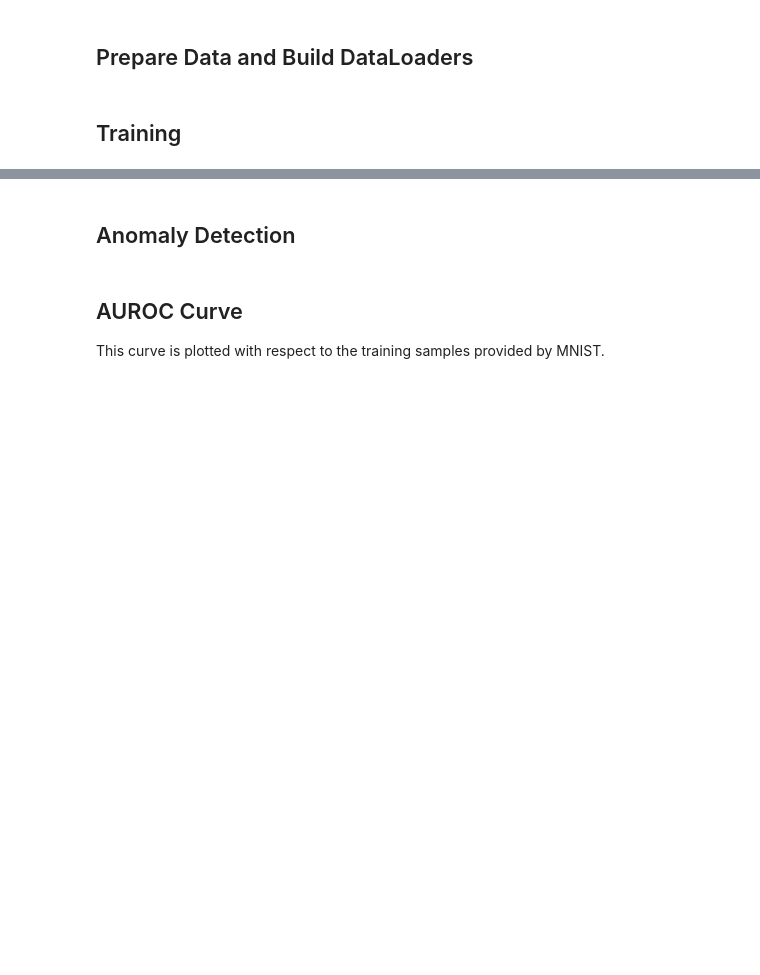
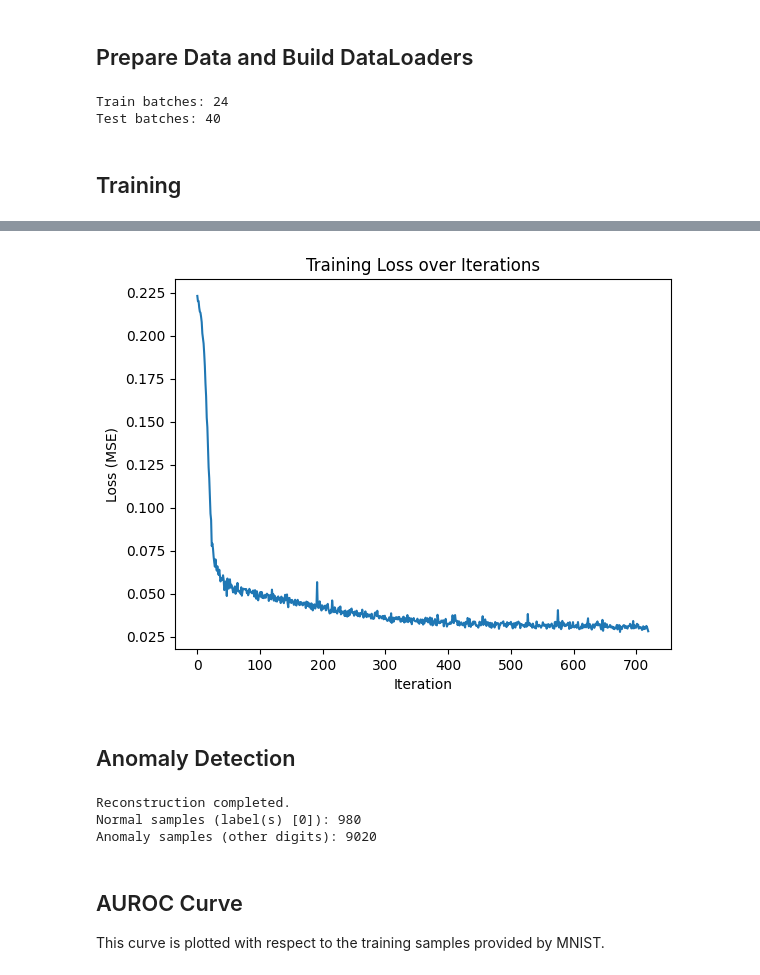
Before and after one commit to algasami/ml-practices, a Jupyter notebook: src/ae.ipynb, the cells around one changed output, grey strips where cells are left out. Drawn from its saved outputs; the diff is of its cells as text; code cells hidden in the pictures; blank space fills up the shorter version.

```diff
--- a/src/ae.ipynb
+++ b/src/ae.ipynb
@@ -112,38 +87,31 @@ print('Test set: {} samples'.format(len(x_test)))
 # %% [markdown]
 ## Prepare Data and Build DataLoaders
 # %%
-from torch.utils.data import Dataset, DataLoader
-
-class MnistAutoencoderDataset(Dataset):
-    def __init__(self, images, labels, trained_labels):
-        self.images = np.array(images, dtype=np.float32).reshape(-1, 28 * 28) / 255.0
-        self.labels = np.array(labels, dtype=np.int64)
-        self.is_anomaly = np.array([0 if lbl in trained_labels else 1 for lbl in self.labels], dtype=np.int64)
-
-    def __len__(self):
-        return len(self.images)
-
-    def __getitem__(self, idx):
-        image = torch.from_numpy(self.images[idx]).float()
-        label = torch.tensor(self.labels[idx], dtype=torch.long)
-        is_anomaly = torch.tensor(self.is_anomaly[idx], dtype=torch.long)
-        return image, label, is_anomaly
-
-train_dataset = MnistAutoencoderDataset(x_train, y_train, TrainedLabels)
-test_dataset = MnistAutoencoderDataset(x_test, y_test, TrainedLabels)
-
 batch_size = 256
 train_loader = DataLoader(train_dataset, batch_size=batch_size, shuffle=True)
 test_loader = DataLoader(test_dataset, batch_size=batch_size, shuffle=False)
 
 print(f'Train batches: {len(train_loader)}')
 print(f'Test batches: {len(test_loader)}')
+# %% [output]
+Train batches: 24
+Test batches: 40
 # %% [markdown]
 ## Training
 # %%
+import numpy as np
 import matplotlib.pyplot as plt
 
-epochs = 30
+default_config = {
+    'latent_dim': 10,
+    'dropout': 0.10,
+    'lr': 1e-3,
+    'weight_decay': 1e-5,
+    'epochs': 30,
+}
+config = globals().get('TUNED_CONFIG', default_config)
+
+epochs = int(config['epochs'])
 
 device = torch.device('cuda' if torch.cuda.is_available() else 'cpu')
 if device.type == 'cuda':
@@ -151,20 +119,27 @@ if device.type == 'cuda':
 else:
     print('Using device:', device)
 
-model = AutoEncoder().to(device)
+model = AutoEncoder(latent_dim=config['latent_dim'], dropout=config['dropout']).to(device)
 loss_fn = nn.MSELoss()
-optimizer = torch.optim.Adam(model.parameters(), lr=1e-3, weight_decay=1e-6)
+optimizer = torch.optim.AdamW(model.parameters(), lr=config['lr'], weight_decay=config['weight_decay'])
+
+print('Training config:', config)
 
 losses = []
+model.train()
 
 for epoch in range(epochs):
     epoch_losses = []
-    for batch_images, _, _ in train_loader:
+    for batch_images, _ in train_loader:
         batch_images = batch_images.to(device)
+        batch_images = batch_images.view(batch_images.size(0), -1)
+
         output = model(batch_images)
         loss = loss_fn(output, batch_images)
+
         optimizer.zero_grad()
         loss.backward()
+        torch.nn.utils.clip_grad_norm_(model.parameters(), max_norm=1.0)
         optimizer.step()
 
         epoch_losses.append(loss.item())
@@ -178,3 +153,5 @@ plt.plot(losses)
 plt.xlabel('Iteration')
 plt.ylabel('Loss (MSE)')
 plt.title('Training Loss over Iterations')
+plt.show()
+# %% [output]
@@ -181,3 +175,4 @@ plt.title('Training Loss over Iterations')
+[figure, added]
 # %% [markdown]
 ## Anomaly Detection
 # %%
@@ -188,12 +183,19 @@ all_labels = []
 all_binary = []
 all_mse = []
 
+trained_label_set = set(TrainedLabels)
+
 with torch.no_grad():
-    for batch_images, batch_labels, batch_binary in test_loader:
+    for batch_images, batch_labels in test_loader:
         batch_images = batch_images.to(device)
+        batch_images = batch_images.view(batch_images.size(0), -1)
         batch_reconstructed = model(batch_images)
 
         batch_mse = torch.mean((batch_images - batch_reconstructed) ** 2, dim=1)
+        batch_binary = torch.tensor(
+            [0 if int(label) in trained_label_set else 1 for label in batch_labels],
+            dtype=torch.long
+        )
 
         all_inputs.append(batch_images.cpu())
         all_reconstructed.append(batch_reconstructed.cpu())
@@ -208,8 +210,12 @@ y_test_binary = np.concatenate(all_binary, axis=0)
 mse_values = np.concatenate(all_mse, axis=0)
 
 print('Reconstruction completed.')
-print(f'Normal samples (label 0): {np.sum(y_test_binary == 0)}')
+print(f'Normal samples (label(s) {TrainedLabels}): {np.sum(y_test_binary == 0)}')
 print(f'Anomaly samples (other digits): {np.sum(y_test_binary == 1)}')
+# %% [output]
+Reconstruction completed.
+Normal samples (label(s) [0]): 980
+Anomaly samples (other digits): 9020
 # %% [markdown]
 ## AUROC Curve
 
```
Also changed, not shown: parts of 8 cells of this notebook, 1 other file.
